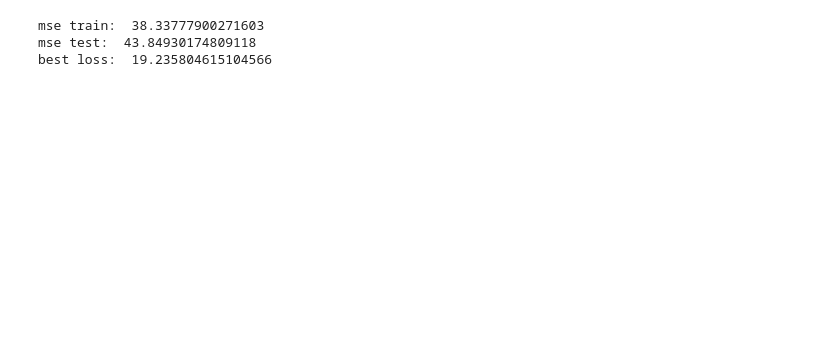
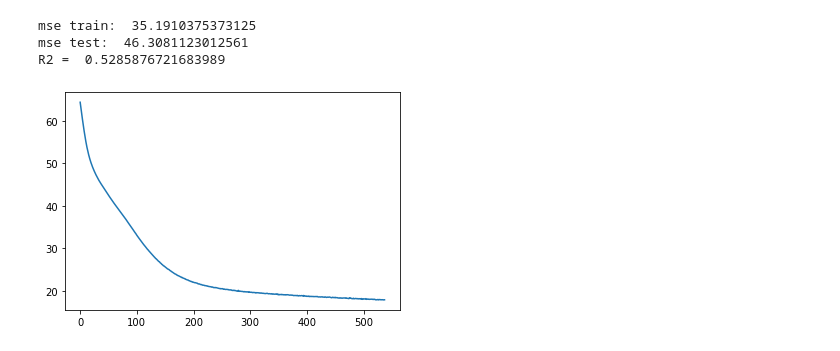
Before and after one commit to Alfadhils/DataVidia-Project, a Jupyter notebook: nn.ipynb, the cells around one changed output. Cells and saved outputs as stored; diff of their text form; code cells hidden in the pictures; blank space fills up the shorter version.

```diff
--- a/nn.ipynb
+++ b/nn.ipynb
@@ -36,25 +39,33 @@ def nn(X,y,hidden,iter,solv,act):
     return mse
 # %%
 # Split the data into training and test sets
-X_train, X_test, y_train, y_test = train_test_split(X, y, test_size=0.3, random_state=0)
+X_train, X_test, y_train, y_test = train_test_split(X, y, test_size=0.2, random_state=0)
 
 # Create an instance of the MLPRegressor
-mlp = MLPRegressor(hidden_layer_sizes=(15), max_iter=1000, random_state=0,solver='adam',activation='relu')
+mlp = MLPRegressor(hidden_layer_sizes=(50,30,25), max_iter=10000, random_state=0,solver='adam',activation='logistic',
+learning_rate_init=0.0001, beta_1=0.5, beta_2=0.5, alpha=0.005)
+# mlp = MLPClassifier(hidden_layer_sizes=(30,7), max_iter=1000, random_state=0,solver='adam',activation='logistic',learning_rate_init=0.0001)
 
 # Train the model on the training data
 mlp.fit(X_train, y_train)
 
 y_pred = mlp.predict(X_test)
 y_predtrain = mlp.predict(X_train)
 
 # Calculate the MSE on the test set
 msetrain = mean_squared_error(y_train, y_predtrain)
 print('mse train: ',msetrain)
+
 mse = mean_squared_error(y_test, y_pred)
 print('mse test: ',mse)
-loss = mlp.best_loss_
-print("best loss: ", loss)
+
+epoch = range(mlp.n_iter_)
+plt.plot(epoch, mlp.loss_curve_)
+
+r_squared = mlp.score(X_test, y_test)
+print ('R2 = ', r_squared)
 # %% [output]
-mse train:  38.33777900271603
-mse test:  43.84930174809118
-best loss:  19.235804615104566
+mse train:  35.1910375373125
+mse test:  46.3081123012561
+R2 =  0.5285876721683989
+[figure, added]
```
Also changed, not shown: parts of 6 cells of this notebook, 2 other files.
